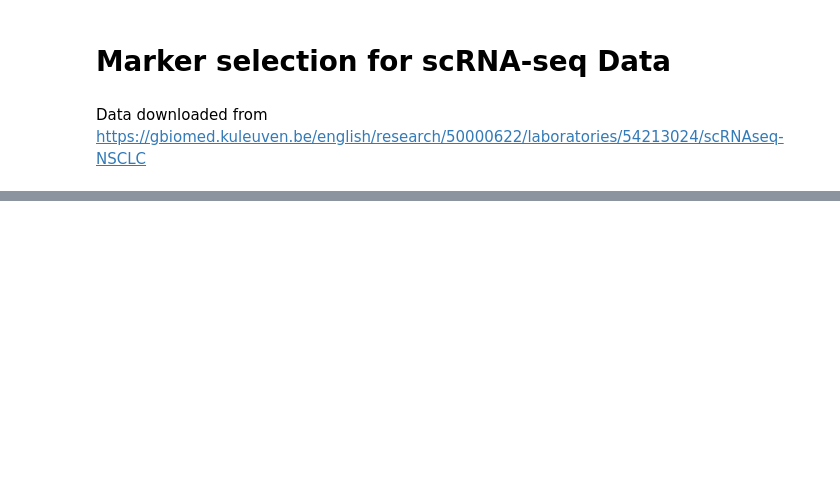
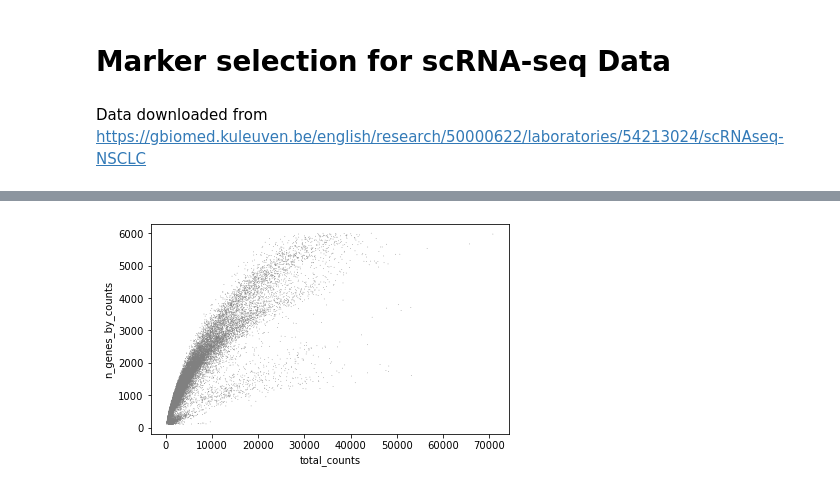
Before and after one commit to KChen-lab/SCMER, a Jupyter notebook: notebooks/Lung.ipynb, the cells around one changed output, grey strips where cells are left out. Drawn from its saved outputs; the diff is of its cells as text; code cells hidden in the pictures; blank space fills up the shorter version.

```diff
--- a/notebooks/Lung.ipynb
+++ b/notebooks/Lung.ipynb
@@ -29,0 +36,4 @@ adata.X = adata.X.todense()
+# %%
+sc.pl.scatter(adata, x='total_counts', y='n_genes_by_counts')
+# %% [output]
+[figure, added]
```
Also changed, not shown: parts of 23 cells of this notebook.
